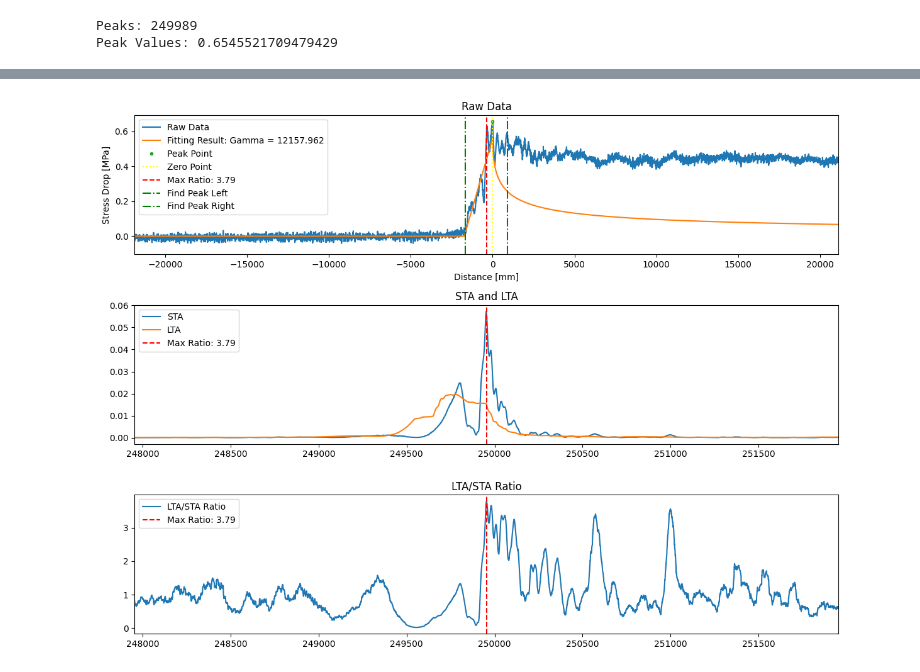
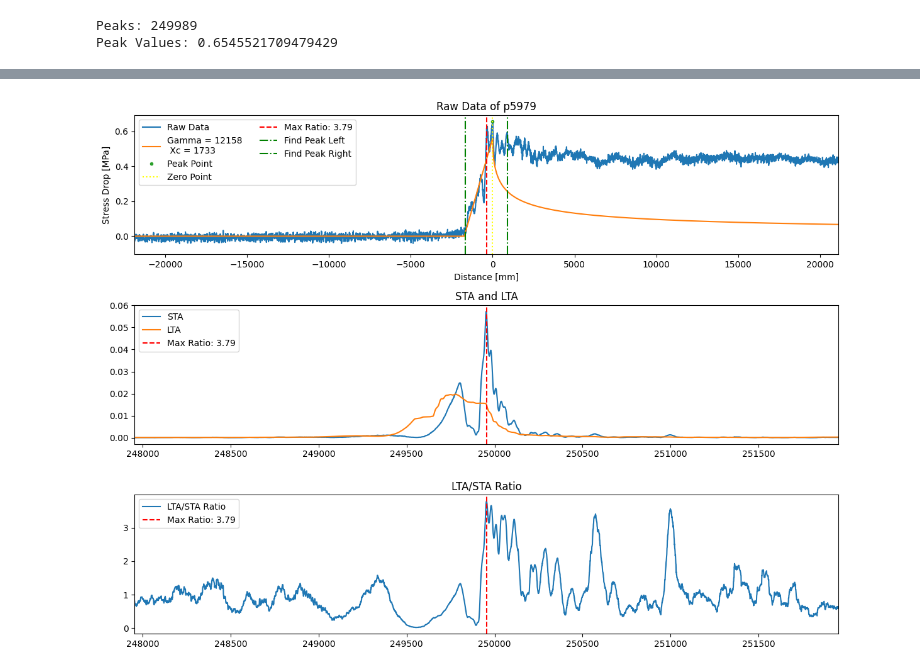
Before and after one commit to Gauss963/PSU-Dynamic-Strain, a Jupyter notebook: Code/p5979.ipynb, the cells around one changed output, grey strips where cells are left out. Cells and saved outputs as stored; diff of their text form; code cells hidden in the pictures.

```diff
--- a/Code/p5979.ipynb
+++ b/Code/p5979.ipynb
@@ -16,5 +18,5 @@ C_d = 4790    # Longitudinal wave speed (m/s)
 # %%
-filename = '../Data/p5979e.npz'
+filename = f'../Data/{experiment_SN}e.npz'
 # %%
 data = np.load(filename, allow_pickle = True)
 data = data["experiment"][()]
@@ -185,41 +187,38 @@ plt.figure(figsize = (12, 9))
 # Plot raw data (No filter)
 plt.subplot(3, 1, 1)
 plt.plot(DISTANCE, STRESS_MPA, label = 'Raw Data')
-
-plt.plot(DISTANCE, DataProcessor.fitting_function(Xc_fit, C_f, Gamma_fit, DISTANCE, 8e-3) / 10**6, label = f'Fitting Result: Gamma = {Gamma_fit:.3f}')
-
-
+plt.plot(DISTANCE, DataProcessor.fitting_function(Xc_fit, C_f, Gamma_fit, DISTANCE, 8e-3) / 10**6, label = f'Gamma = {Gamma_fit:.0f}\n Xc = {Xc_fit:.0f}')
 plt.plot(DISTANCE[GLOBAL_PEAK], STRESS_MPA[GLOBAL_PEAK], '.', label = 'Peak Point')
 plt.xlabel('Distance [mm]')
 plt.ylabel('Stress Drop [MPa]')
 plt.axvline(x = DISTANCE[GLOBAL_PEAK], color = 'yellow', linestyle = ':', label = 'Zero Point')
 plt.axvline(x = DISTANCE[max_index], color = 'red', linestyle = '--', label=f'Max Ratio: {max_ratio:.2f}')
 plt.axvline(x = DISTANCE[max_index - 120], color = 'green', linestyle = '-.', label = f'Find Peak Left')
 plt.axvline(x = DISTANCE[max_index + 120], color = 'green', linestyle = '-.', label = f'Find Peak Right')
 plt.xlim(DISTANCE[max_index - hspan], DISTANCE[max_index + hspan])
-plt.title('Raw Data')
-plt.legend(loc = 'upper left')
+plt.title(f'Raw Data of {experiment_SN}')
+plt.legend(ncol = 2, loc = 'upper left')
 
 # Plot STA, LTA
 plt.subplot(3, 1, 2)
 plt.plot(sta, label = 'STA')
 plt.plot(lta, label = 'LTA')
 plt.axvline(x = max_index, color = 'red', linestyle = '--', label=f'Max Ratio: {max_ratio:.2f}')
 plt.xlim(max_index - hspan, max_index + hspan)
 plt.title('STA and LTA')
 plt.legend(loc = 'upper left')
 
 # Plot LTA/STA ratio
 plt.subplot(3, 1, 3)
 plt.plot(lta_sta_ratio, label='LTA/STA Ratio')
 plt.axvline(x = max_index, color = 'red', linestyle = '--', label=f'Max Ratio: {max_ratio:.2f}')
 plt.xlim(max_index - hspan, max_index + hspan)
 plt.title('LTA/STA Ratio')
 plt.legend(loc = 'upper left')
 
 plt.tight_layout()
-plt.savefig('../Plot/STA-LTA-5979-test.pdf')
+plt.savefig(f'../Plot/STA-LTA-{experiment_SN}-test.pdf')
 plt.show()
 plt.close()
 # %% [output]
-[figure, old version]
+[figure, new version]
```
Also changed, not shown: parts of 4 cells of this notebook, 4 other files.
